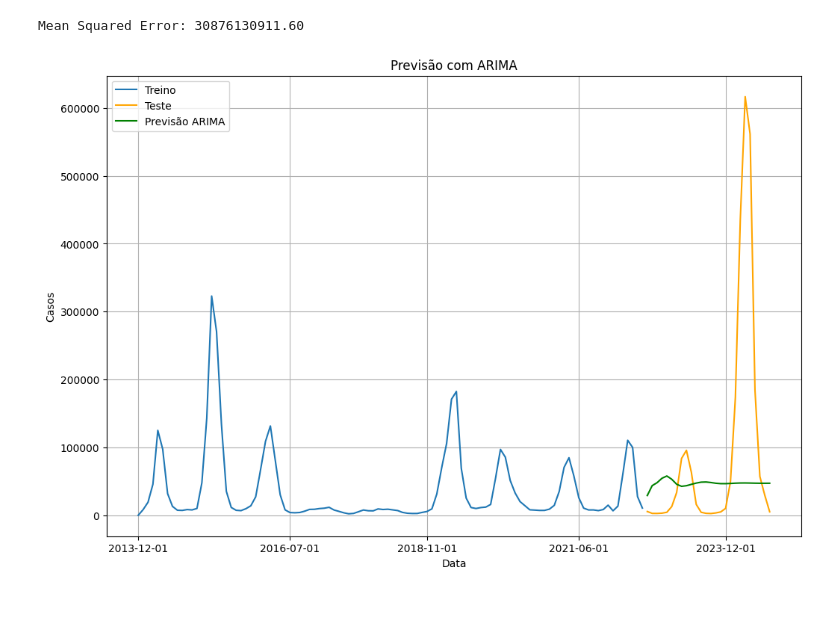
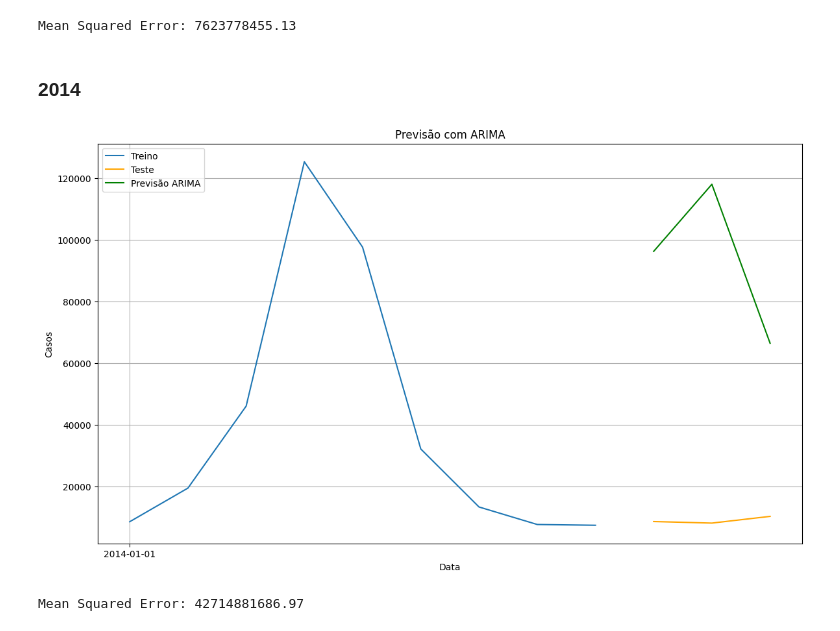
Before and after one commit to Kenzo-Sugai/PrevisaoCasosDengueSP, a Jupyter notebook: Python/utils/Arima_Mensal.ipynb, the cells around one changed output. Cells and saved outputs as stored; diff of their text form; code cells hidden in the pictures; blank space fills up the shorter version.

Commit message:
Feat: ARIMA mensal por ano

```diff
--- a/Python/utils/Arima_Mensal.ipynb
+++ b/Python/utils/Arima_Mensal.ipynb
@@ -7,36 +8,62 @@ from sklearn.metrics import mean_squared_error
 import matplotlib.dates as mdates
 # %%
-df = pd.read_csv('.\\..\\..\\Dataset\\testes\\casos_mensais_total.csv')
+dados = pd.read_csv('.\\..\\..\\Dataset\\testes\\casos_mensais_total.csv')
 #df.set_index('dt_notificacao', as_index=False, inplace=True)
+# %%
+anos = [2014, 2015, 2016, 2017, 2018, 2019, 2020, 2021, 2022, 2023, 2024]
+dados_ano = {}
+
+for ano in anos:
+
+    dados_ano[ano] = pd.DataFrame(
+                        dados \
+                        .where(
+                              (dados['dt_notificacao'] >= f'{ano}-01-01')
+                            & (dados['dt_notificacao'] <= f'{ano}-12-01')
+                        )
+                    ) \
+                    .dropna(subset=["dt_notificacao"])
+# %%
+anos.append('TOTAL')
+
+dados_ano['TOTAL'] = dados
 # %%
-# Dividir os dados em treino e teste
-train_size = int(len(df) * 0.8)
-train, test = df.iloc[:train_size], df.iloc[train_size:]
+for ano in anos:
 
-# Treinar o modelo ARIMA
-p, d, q = 5, 1, 0  # Parâmetros do modelo ARIMA (ajuste conforme necessário)
-model = ARIMA(train['casos'], order=(p, d, q))
-model_fit = model.fit()
+    df = dados_ano[ano]
 
-# Fazer previsões
-forecast = model_fit.forecast(steps=len(test))
+    # Dividir os dados em treino e teste
+    train_size = int(len(df) * 0.8)
+    train, test = df.iloc[:train_size], df.iloc[train_size:]
 
-# Avaliar o modelo
-mse = mean_squared_error(test['casos'], forecast)
-print(f'Mean Squared Error: {mse:.2f}')
+    # Treinar o modelo ARIMA
+    p, d, q = 5, 1, 0  # Parâmetros do modelo ARIMA (ajuste conforme necessário)
+    model = ARIMA(train['casos'], order=(p, d, q))
+    model_fit = model.fit()
 
-# Plotar os resultados
-plt.figure(figsize=(12, 6))
-plt.plot(train['dt_notificacao'], train['casos'], label='Treino')
-plt.plot(test['dt_notificacao'], test['casos'], label='Teste', color='orange')
-plt.plot(test['dt_notificacao'], forecast, label='Previsão ARIMA', color='green')
-plt.gca().xaxis.set_major_locator(mdates.DayLocator(bymonthday=1))
-plt.title('Previsão com ARIMA')
-plt.xlabel('Data')
-plt.ylabel('Casos')
-plt.legend()
-plt.grid(True)
-plt.show()
+    # Fazer previsões
+    forecast = model_fit.forecast(steps=len(test))
+
+    # Avaliar o modelo
+    mse = mean_squared_error(test['casos'], forecast)
+    print(f'Mean Squared Error: {mse:.2f}')
+
+    display_markdown(f'### {ano}', raw=True)
+
+    # Plotar os resultados
+    plt.figure(figsize=(14, 8), dpi=100)
+    plt.plot(train['dt_notificacao'], train['casos'], label='Treino')
+    plt.plot(test['dt_notificacao'], test['casos'], label='Teste', color='orange')
+    plt.plot(test['dt_notificacao'], forecast, label='Previsão ARIMA', color='green')
+    plt.gca().xaxis.set_major_locator(mdates.DayLocator(bymonthday=1))
+    plt.title('Previsão com ARIMA')
+    plt.xlabel('Data')
+    plt.ylabel('Casos')
+    plt.legend()
+    plt.grid(True)
+    plt.show()
 # %% [output]
-Mean Squared Error: 30876130911.60
+Mean Squared Error: 7623778455.13
+### 2014
-[figure, old version]
+[figure, new version]
+Mean Squared Error: 42714881686.97
```
Also changed, not shown: parts of 2 cells of this notebook.
